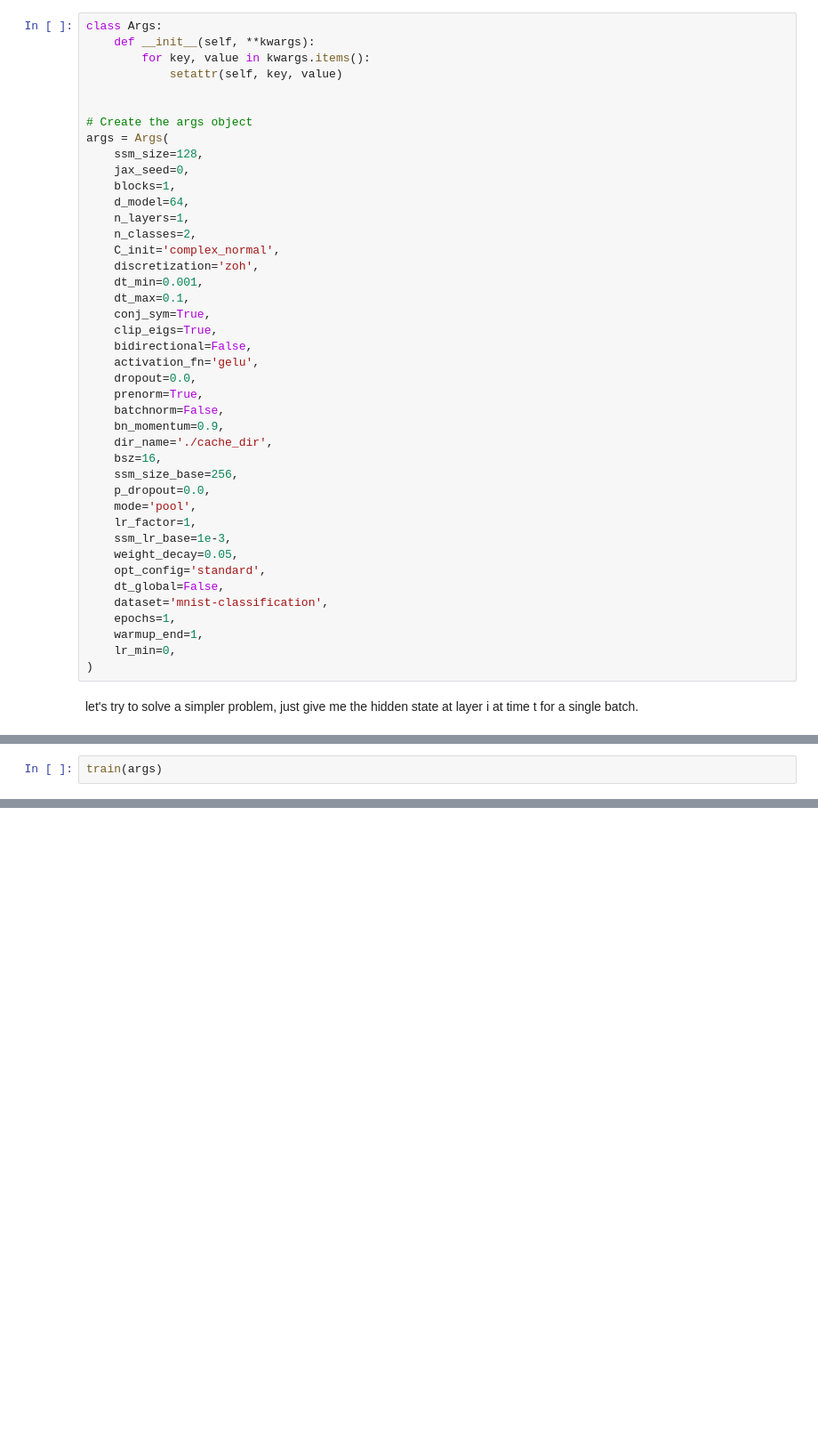
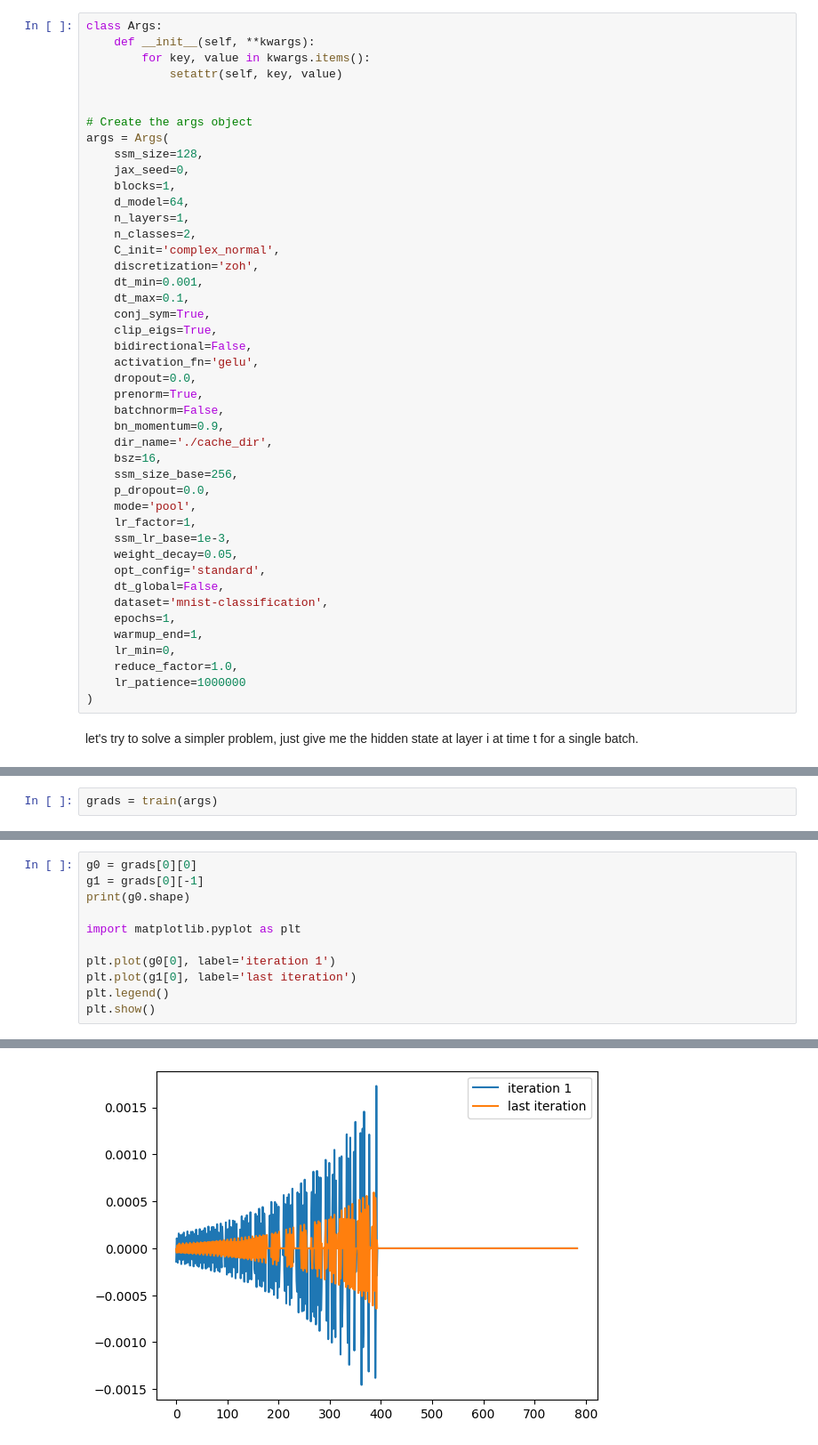
Before and after one commit to smejak/S5, a Jupyter notebook: gradients.ipynb, the cells around one changed output, grey strips where cells are left out. Shown: that part at 89% size. Cells and saved outputs as stored; diff of their text form; blank space fills up the shorter version.

```diff
--- a/gradients.ipynb
+++ b/gradients.ipynb
@@ -57,6 +57,8 @@ args = Args(
     epochs=1,
     warmup_end=1,
     lr_min=0,
+    reduce_factor=1.0,
+    lr_patience=1000000
 )
 # %% [markdown]
 let's try to solve a simpler problem, just give me the hidden state at layer i at time t for a single batch.
@@ -451,7 +478,7 @@ def train(args):
         )
     return gradients_per_epoch
 # %%
-train(args)
+grads = train(args)
 # %% [output]
 [*] Setting Randomness...
 [*] Generating MNIST Classification Dataset
@@ -672,0 +503,12 @@ KeyError: 'intermediates'
+# %%
+g0 = grads[0][0]
+g1 = grads[0][-1]
+print(g0.shape)
+
+import matplotlib.pyplot as plt
+
+plt.plot(g0[0], label='iteration 1')
+plt.plot(g1[0], label='last iteration')
+plt.legend()
+plt.show()
+# %% [output]
@@ -672,0 +516 @@ KeyError: 'intermediates'
+[figure, added]
```
Also changed, not shown: parts of 13 cells of this notebook.
